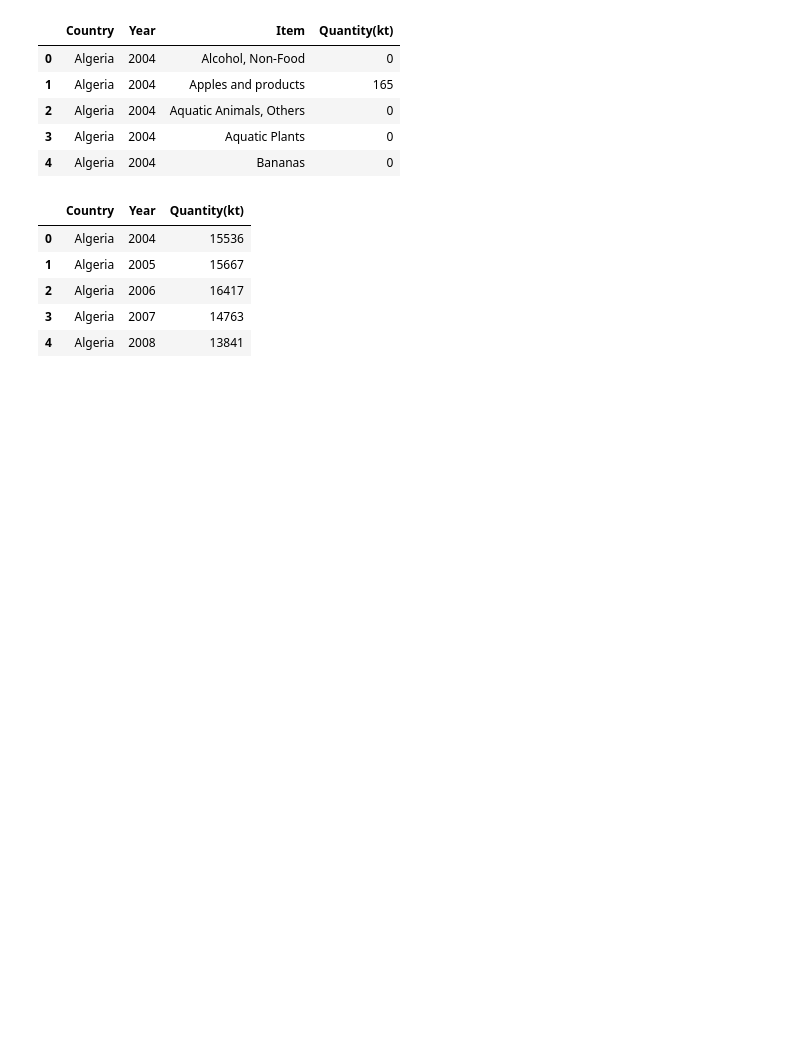
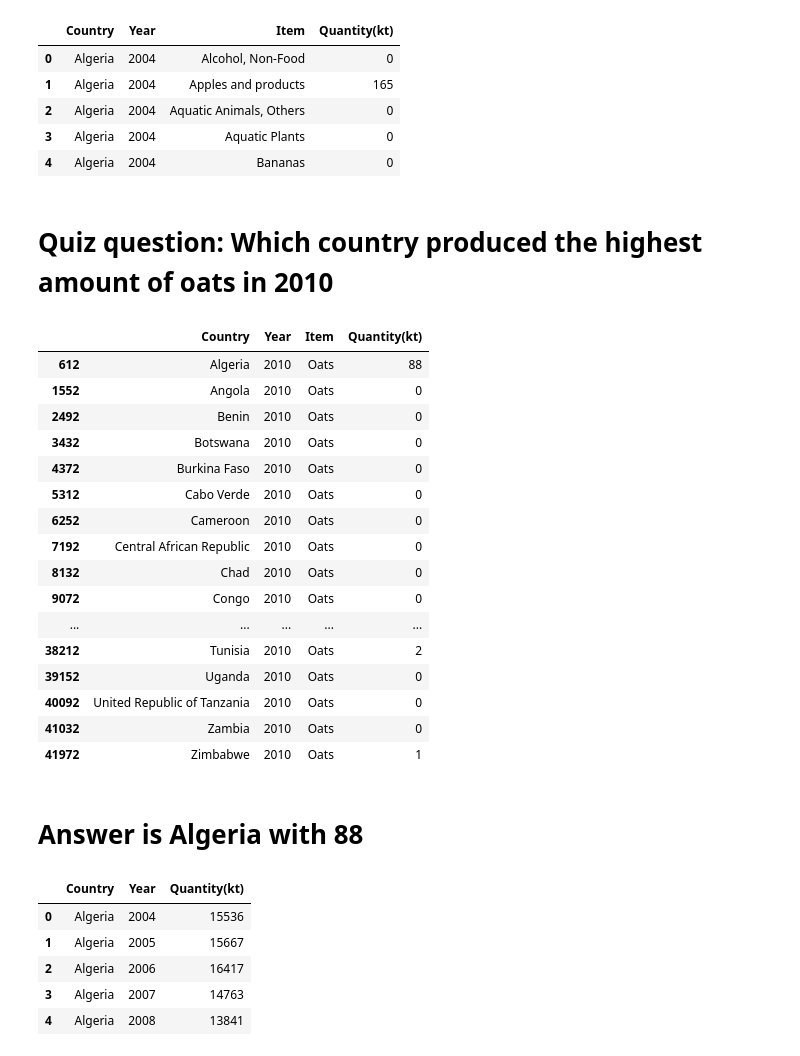
Before and after one commit to kazeemfatai26/Hamoye_StageD, a Jupyter notebook: Hamoye_StageD.ipynb, the cells around one changed output. Drawn from its saved outputs; the diff is of its cells as text; code cells hidden in the pictures; blank space fills up the shorter version.

```diff
--- a/Hamoye_StageD.ipynb
+++ b/Hamoye_StageD.ipynb
@@ -82,6 +82,33 @@ prod_g.head()
 | 2 | Algeria | 2004 | Aquatic Animals, Others | 0 |
 | 3 | Algeria | 2004 | Aquatic Plants | 0 |
 | 4 | Algeria | 2004 | Bananas | 0 |
+# %% [markdown]
+# Quiz question: Which country produced the highest amount of oats in 2010
+# %%
+#to get country with the highest oat production
+df = prod_g[prod_g['Year'] == 2010]
+
+df[df['Item'].str.contains("Oat")]
+# %% [output]
+|  | Country | Year | Item | Quantity(kt) |
+| 612 | Algeria | 2010 | Oats | 88 |
+| 1552 | Angola | 2010 | Oats | 0 |
+| 2492 | Benin | 2010 | Oats | 0 |
+| 3432 | Botswana | 2010 | Oats | 0 |
+| 4372 | Burkina Faso | 2010 | Oats | 0 |
+| 5312 | Cabo Verde | 2010 | Oats | 0 |
+| 6252 | Cameroon | 2010 | Oats | 0 |
+| 7192 | Central African Republic | 2010 | Oats | 0 |
+| 8132 | Chad | 2010 | Oats | 0 |
+| 9072 | Congo | 2010 | Oats | 0 |
+| ... | ... | ... | ... | ... |
+| 38212 | Tunisia | 2010 | Oats | 2 |
+| 39152 | Uganda | 2010 | Oats | 0 |
+| 40092 | United Republic of Tanzania | 2010 | Oats | 0 |
+| 41032 | Zambia | 2010 | Oats | 0 |
+| 41972 | Zimbabwe | 2010 | Oats | 1 |
+# %% [markdown]
+# Answer is Algeria with 88
 # %%
 #groups data by year and sums up the quatity of food produced in Kilotons
 prod_total = prod.groupby(['Country', 'Year'])['Quantity(kt)'].sum()
```
Also changed, not shown: parts of 10 cells of this notebook.
